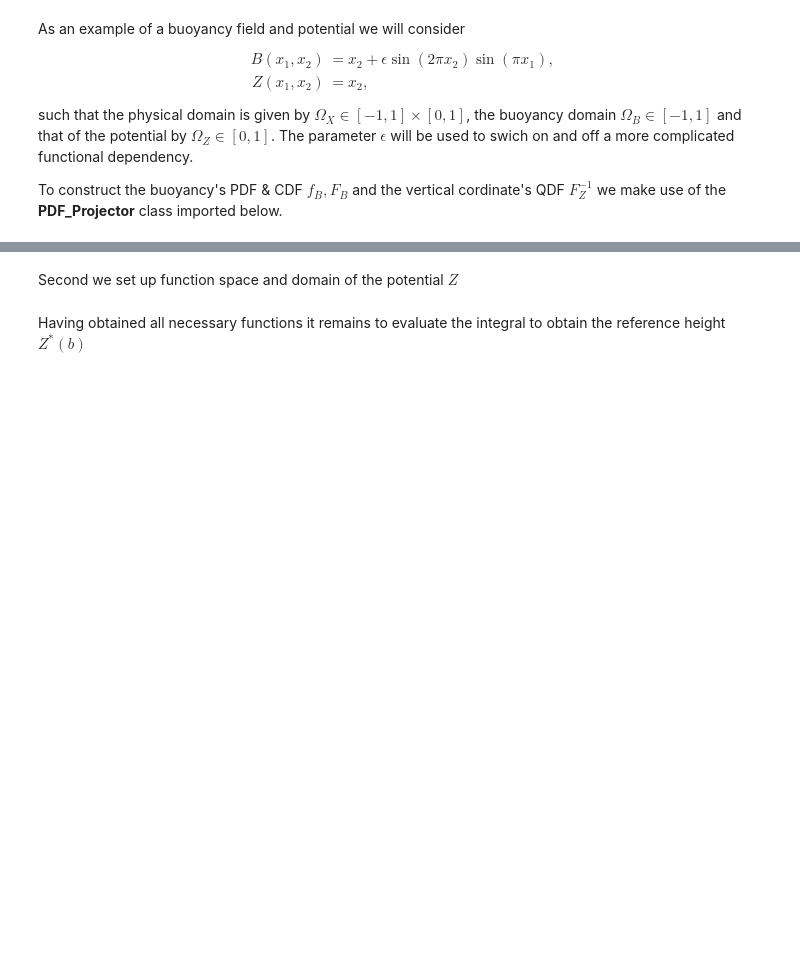
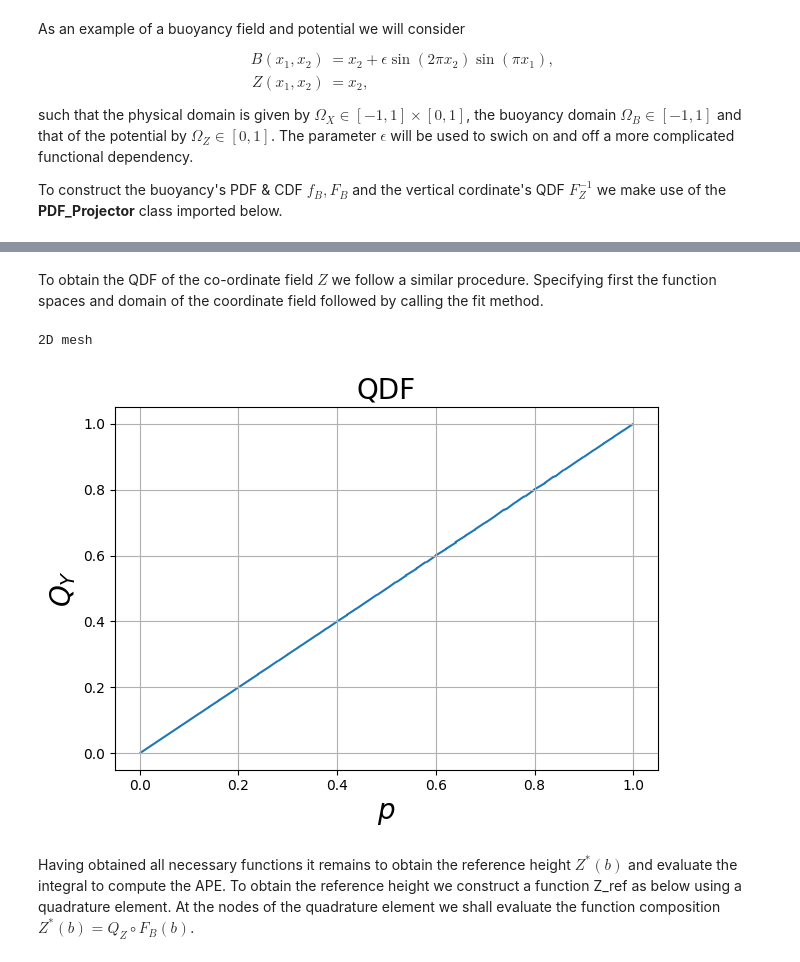
Before and after one commit to D-stratify/Numdf, a Jupyter notebook: Part3_APE_Calculation.ipynb, the cells around one changed output, grey strips where cells are left out. Saved outputs shown, nothing was run; the diff lists cells and outputs as text; code cells hidden in the pictures; blank space fills up the shorter version.

```diff
--- a/Part3_APE_Calculation.ipynb
+++ b/Part3_APE_Calculation.ipynb
@@ -32,18 +51,16 @@ First we set up the function spaces and domain of the buoyancy $B$
+# %% [markdown]
+To obtain the QDF of the co-ordinate field $Z$ we follow a similar procedure. Specifying first the function spaces and domain of the coordinate field followed by calling the fit method.
 # %%
-ε = 1
-π = np.pi
-
 # Set the function space
-ptp = FEptp(func_space_CDF = {"family":"DG","degree":1},func_space_PDF={"family":"CG","degree":1})
+ptp_FZ = FEptp(func_space_CDF = {"family":"DG","degree":1})
 
 # Set the domain
-x1,x2,b = ptp.domain(Omega_X = {'x1':(-1,1),'x2':(0,1)}, Omega_Y = {'Y':(-1,1)}, N_elements=50)
+x1,x2,z = ptp_FZ.domain(Omega_X = {'x1':(-1,1),'x2':(0,1)}, Omega_Y = {'Y':(0,1)}, N_elements=50)
 
 # Construct the PDF,CDF,QDF
-ptp.fit(function_Y = x2 + ε*sin(2*π*x1)*sin(π*x2), quadrature_degree=200)
+ptp_FZ.fit(function_Y = x2, quadrature_degree=200)
 
-# Grab the CDF & PDF
-F_B = ptp.F
-f_B = ptp.f
+ptp_FZ.plot(function='QDF')
+# %% [output]
+2D mesh
+[figure, added]
-# %% [markdown]
-Second we set up function space and domain of the potential $Z$
@@ -62,2 +67,2 @@ Q_Z = ptp.Q
-# %% [markdown]
-Having obtained all necessary functions it remains to evaluate the integral to obtain the reference height $Z^*(b)$
+# %% [markdown]
+Having obtained all necessary functions it remains to obtain the reference height $Z^*(b)$ and evaluate the integral to compute the APE. To obtain the reference height we construct a function Z_ref as below using a quadrature element. At the nodes of the quadrature element we shall evaluate the function composition $Z^*(b) = Q_Z \circ F_B(b)$.
```
Also changed, not shown: parts of 18 cells of this notebook.
